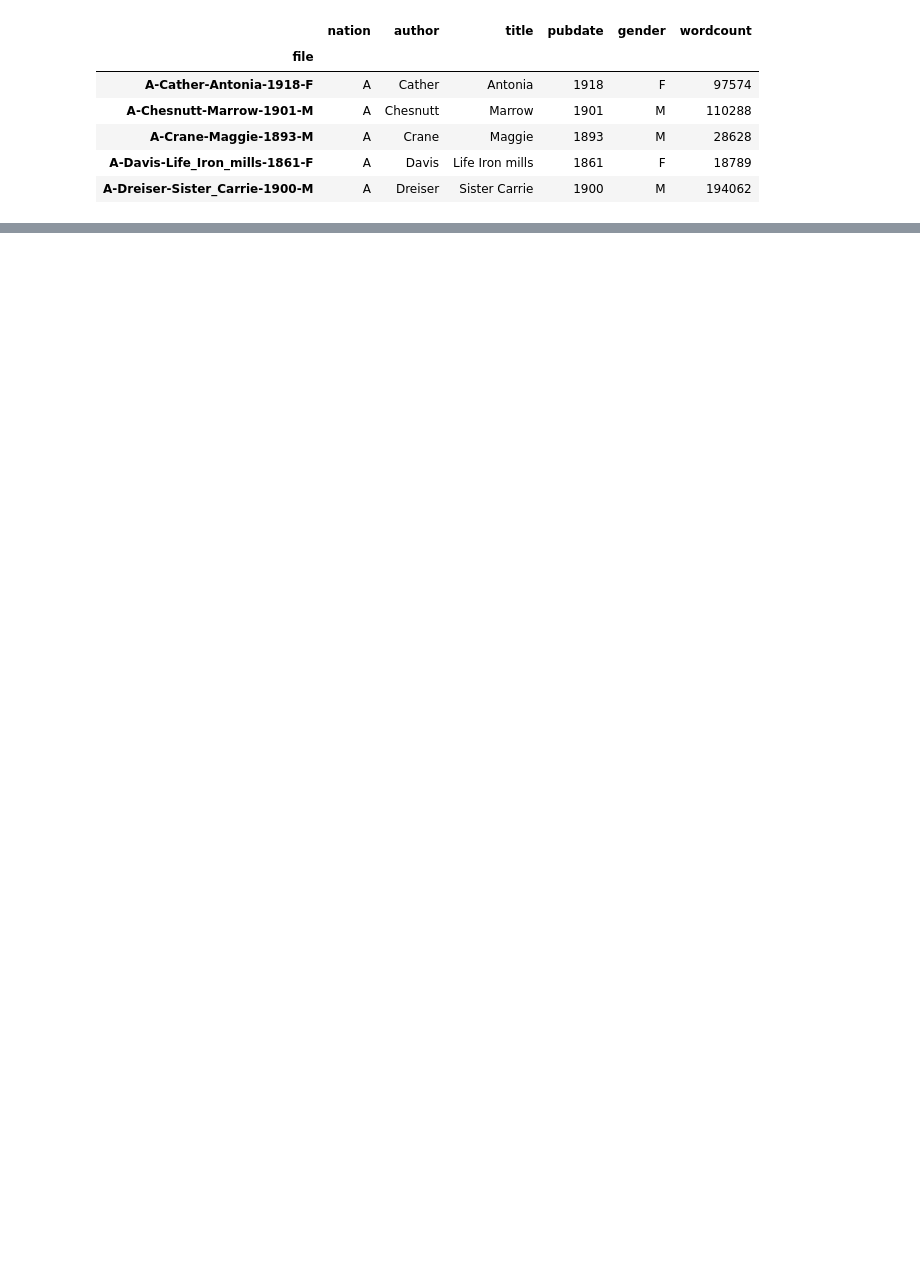
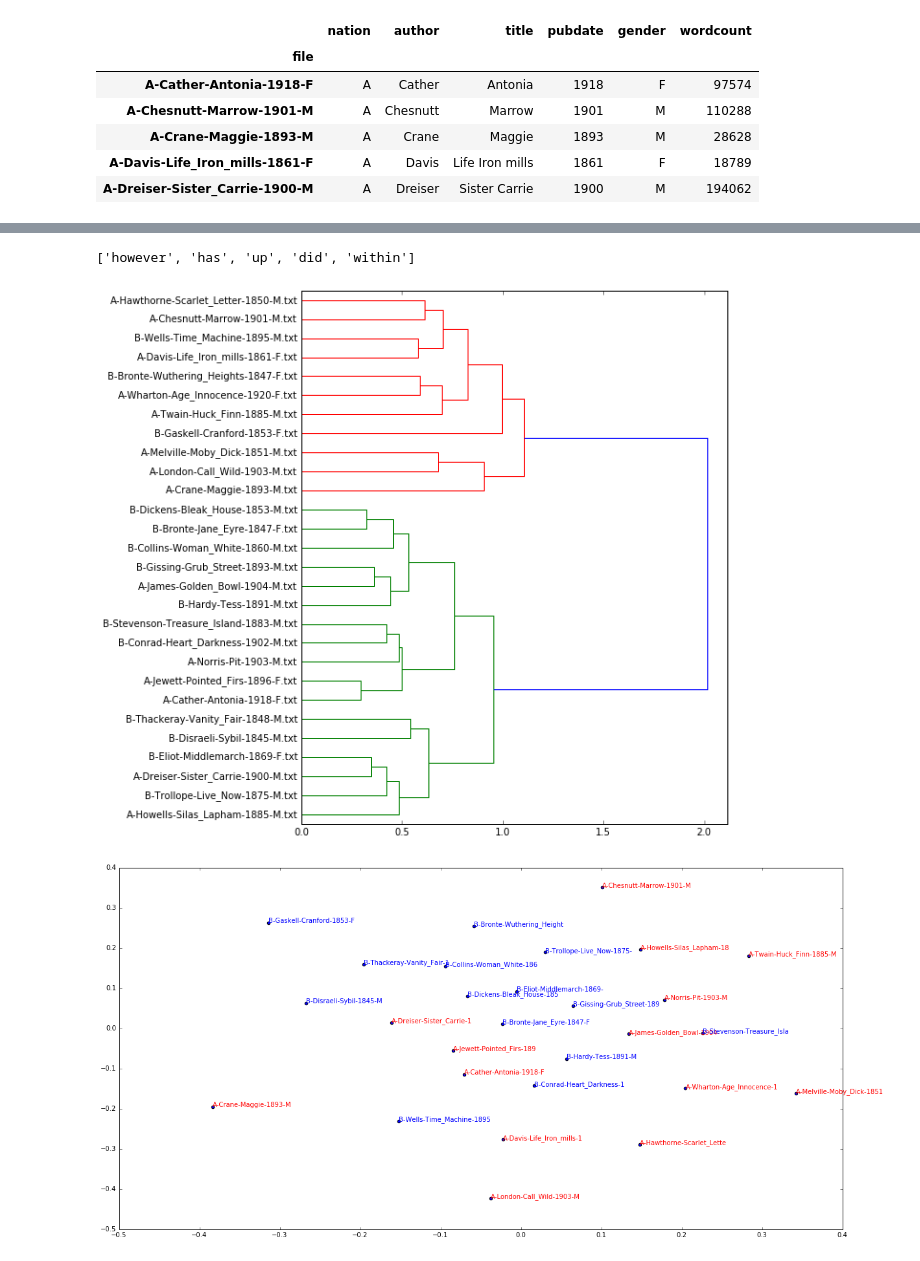
Before and after one commit to wilkens/edinburgh-masterclass, a Jupyter notebook: Notebooks/03 Machine Learning.ipynb, the cells around one changed output, grey strips where cells are left out. Cells and saved outputs as stored; diff of their text form; code cells hidden in the pictures; blank space fills up the shorter version.

Commit message:
Updates to all notebooks
Including new mapping output and stopword list

```diff
--- a/Notebooks/03 Machine Learning.ipynb
+++ b/Notebooks/03 Machine Learning.ipynb
@@ -58,0 +120,14 @@ books.head()
+# %%
+stopwords = nltk.corpus.stopwords.words("english")
+stopwords_better = [word.strip() for word in open('../Data/stopwords-underwood-goldstone.txt')]
+stopwords_better[100:105]
+# %% [output]
+['however', 'has', 'up', 'did', 'within']
+# %%
+stoplist_vectorizer = TfidfVectorizer(use_idf=False,
+                                      stop_words=stopwords_better,
+                                      max_features=5000)
+plot_corpus_similarity(corpus, stoplist_vectorizer)
+# %% [output]
+[figure, added]
+[figure, added]
```
Also changed, not shown: parts of 15 cells of this notebook, 10 other files.
